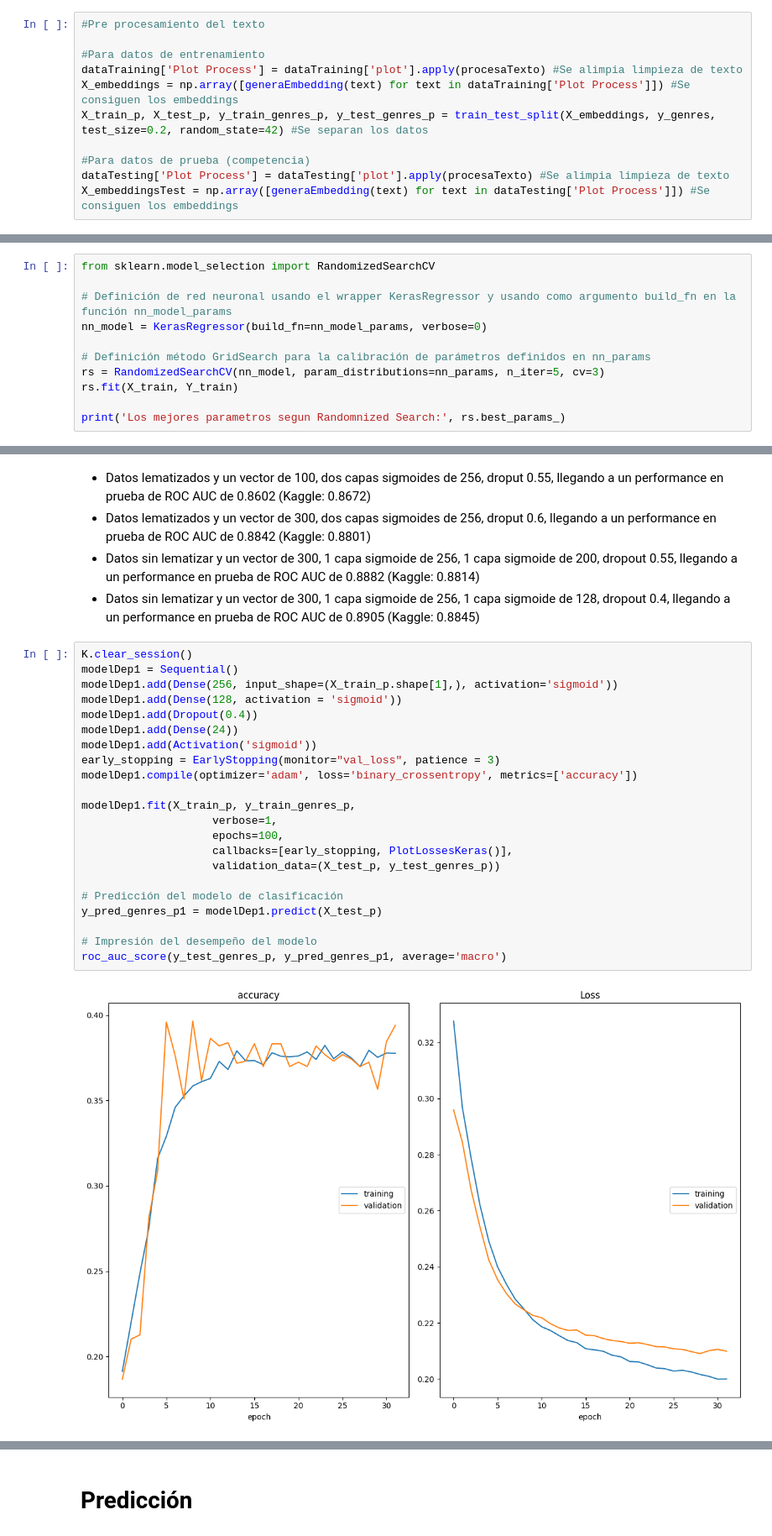
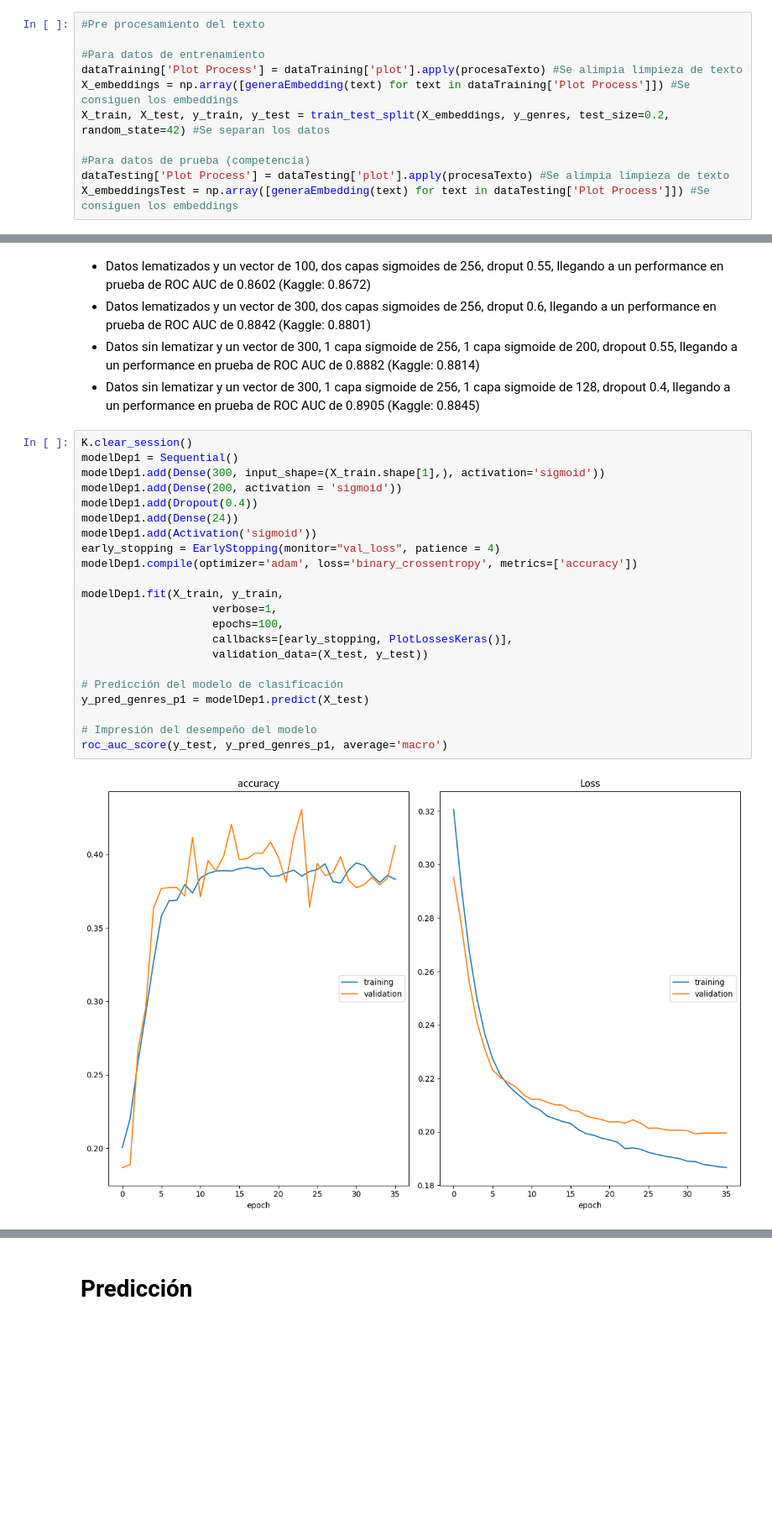
Before and after one commit to diegoalejop/MIAD_NLP_2024, a Jupyter notebook: Modelo_Final_NN_Competencia.ipynb, the cells around one changed output, grey strips where cells are left out. Shown at 84% size. Saved outputs shown, nothing was run; the diff lists cells and outputs as text; blank space fills up the shorter version.

```diff
--- a/Modelo_Final_NN_Competencia.ipynb
+++ b/Modelo_Final_NN_Competencia.ipynb
@@ -194,7 +194,7 @@ def generaEmbedding(text):
 #Para datos de entrenamiento
 dataTraining['Plot Process'] = dataTraining['plot'].apply(procesaTexto) #Se alimpia limpieza de texto
 X_embeddings = np.array([generaEmbedding(text) for text in dataTraining['Plot Process']]) #Se consiguen los embeddings
-X_train_p, X_test_p, y_train_genres_p, y_test_genres_p = train_test_split(X_embeddings, y_genres, test_size=0.2, random_state=42) #Se separan los datos
+X_train, X_test, y_train, y_test = train_test_split(X_embeddings, y_genres, test_size=0.2, random_state=42) #Se separan los datos
 
 #Para datos de prueba (competencia)
 dataTesting['Plot Process'] = dataTesting['plot'].apply(procesaTexto) #Se alimpia limpieza de texto
@@ -247,11 +203,0 @@ nn_params = {
-# %%
-from sklearn.model_selection import RandomizedSearchCV
-
-# Definición de red neuronal usando el wrapper KerasRegressor y usando como argumento build_fn en la función nn_model_params
-nn_model = KerasRegressor(build_fn=nn_model_params, verbose=0)
-
-# Definición método GridSearch para la calibración de parámetros definidos en nn_params
-rs = RandomizedSearchCV(nn_model, param_distributions=nn_params, n_iter=5, cv=3)
-rs.fit(X_train, Y_train)
-
-print('Los mejores parametros segun Randomnized Search:', rs.best_params_)
@@ -265,25 +328,25 @@ print('Los mejores parametros segun Randomnized Search:', rs.best_params_)
 # %%
 K.clear_session()
 modelDep1 = Sequential()
-modelDep1.add(Dense(256, input_shape=(X_train_p.shape[1],), activation='sigmoid'))
-modelDep1.add(Dense(128, activation = 'sigmoid'))
+modelDep1.add(Dense(300, input_shape=(X_train.shape[1],), activation='sigmoid'))
+modelDep1.add(Dense(200, activation = 'sigmoid'))
 modelDep1.add(Dropout(0.4))
 modelDep1.add(Dense(24))
 modelDep1.add(Activation('sigmoid'))
-early_stopping = EarlyStopping(monitor="val_loss", patience = 3)
+early_stopping = EarlyStopping(monitor="val_loss", patience = 4)
 modelDep1.compile(optimizer='adam', loss='binary_crossentropy', metrics=['accuracy'])
 
-modelDep1.fit(X_train_p, y_train_genres_p,
+modelDep1.fit(X_train, y_train,
                     verbose=1,
                     epochs=100,
                     callbacks=[early_stopping, PlotLossesKeras()],
-                    validation_data=(X_test_p, y_test_genres_p))
+                    validation_data=(X_test, y_test))
 
 # Predicción del modelo de clasificación
-y_pred_genres_p1 = modelDep1.predict(X_test_p)
+y_pred_genres_p1 = modelDep1.predict(X_test)
 
 # Impresión del desempeño del modelo
-roc_auc_score(y_test_genres_p, y_pred_genres_p1, average='macro')
+roc_auc_score(y_test, y_pred_genres_p1, average='macro')
 # %% [output]
-[figure, old version]
+[figure, new version]
 accuracy
```
Also changed, not shown: parts of 16 cells of this notebook.
